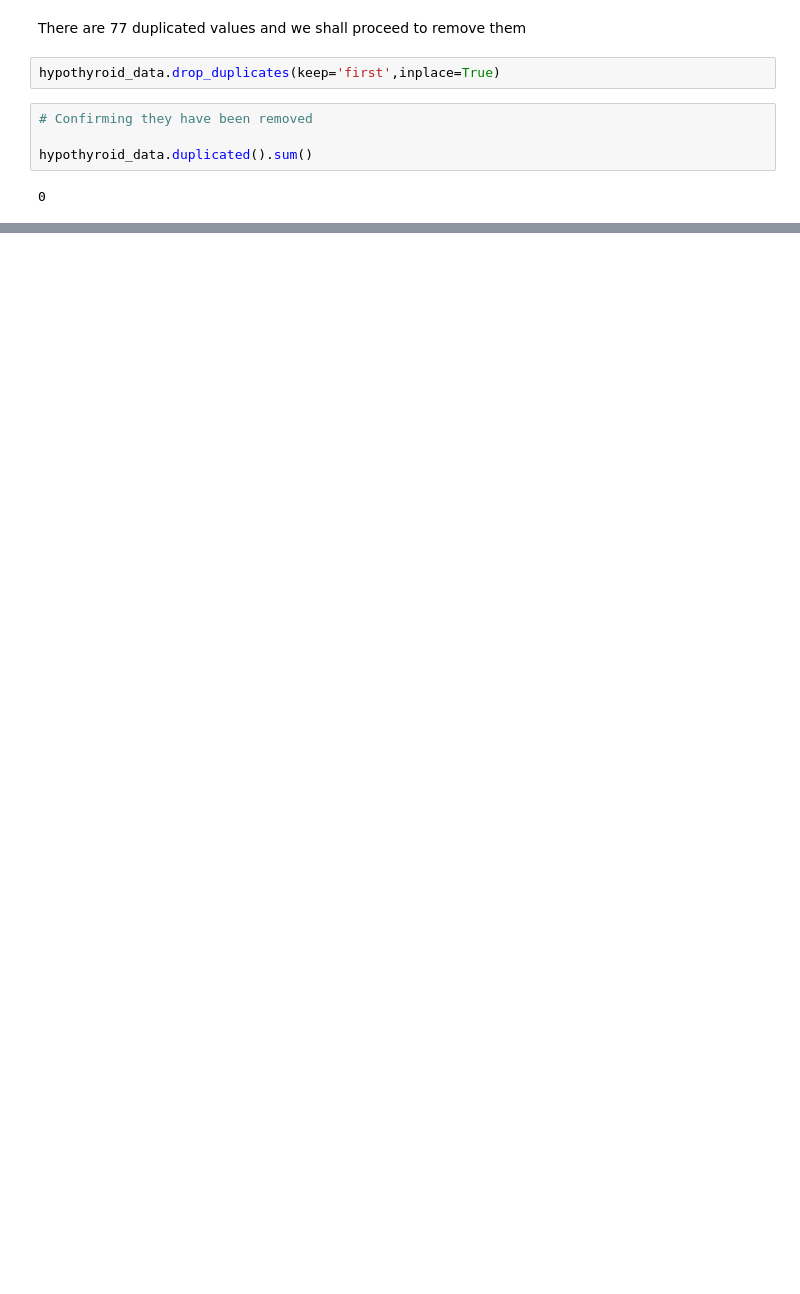
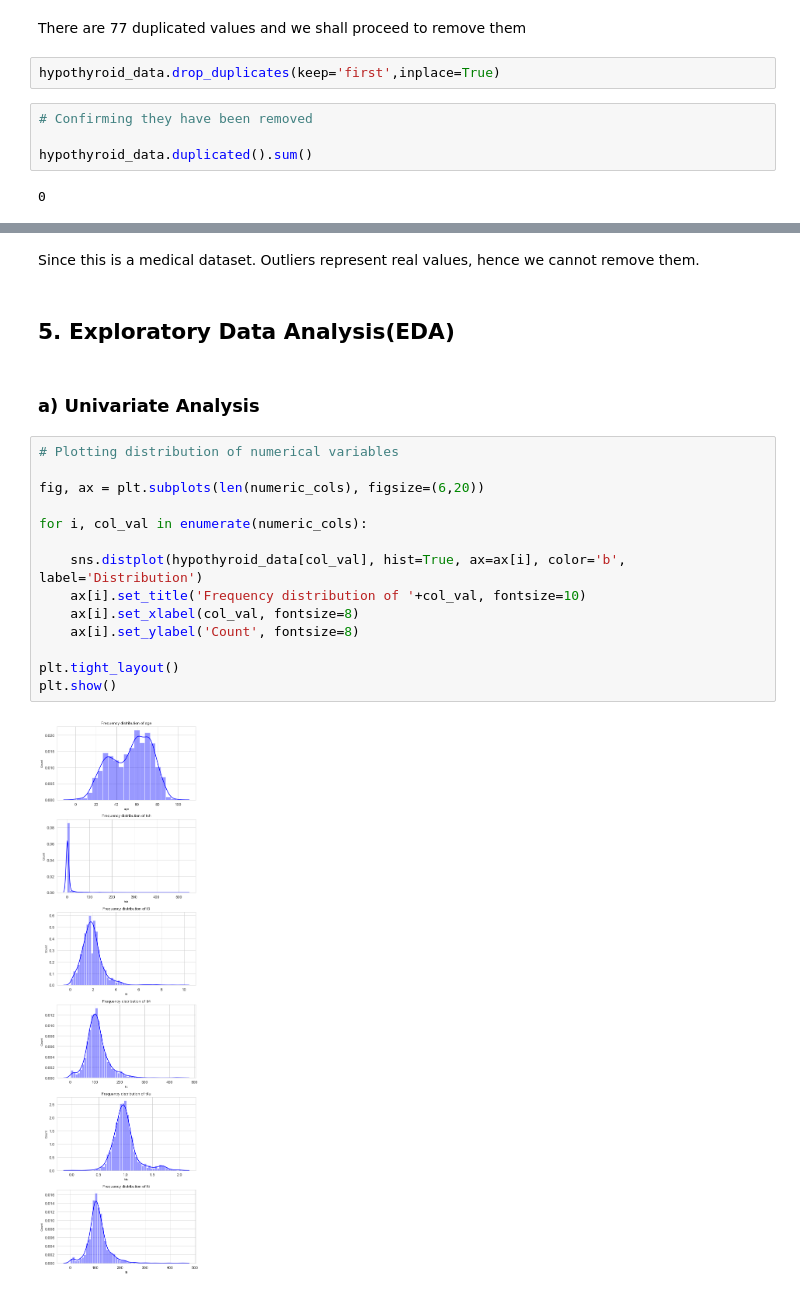
Before and after one commit to CHRISTOROMO/Nairobi-_Hospital_Hypothyroidism_Test, a Jupyter notebook: Nairobi _Hospital_Hypothyroidism_Test.ipynb, the cells around one changed output, grey strips where cells are left out. Drawn from its saved outputs; the diff is of its cells as text; blank space fills up the shorter version.

```diff
--- a/Nairobi _Hospital_Hypothyroidism_Test.ipynb
+++ b/Nairobi _Hospital_Hypothyroidism_Test.ipynb
@@ -292,0 +317,22 @@ Index(['status', 'age', 'sex', 'on_thyroxine', 'query_on_thyroxine',
+# %% [markdown]
+Since this is a medical dataset. Outliers represent real values, hence we cannot remove them.
+# %% [markdown]
+## 5. Exploratory Data Analysis(EDA)
+# %% [markdown]
+### a) Univariate Analysis
+# %%
+# Plotting distribution of numerical variables
+
+fig, ax = plt.subplots(len(numeric_cols), figsize=(6,20))
+
+for i, col_val in enumerate(numeric_cols):
+
+    sns.distplot(hypothyroid_data[col_val], hist=True, ax=ax[i], color='b', label='Distribution')
+    ax[i].set_title('Frequency distribution of '+col_val, fontsize=10)
+    ax[i].set_xlabel(col_val, fontsize=8)
+    ax[i].set_ylabel('Count', fontsize=8)
+
+plt.tight_layout()
+plt.show()
+# %% [output]
+[figure, added]
```
Also changed, not shown: parts of 78 cells of this notebook, 1 other file.
